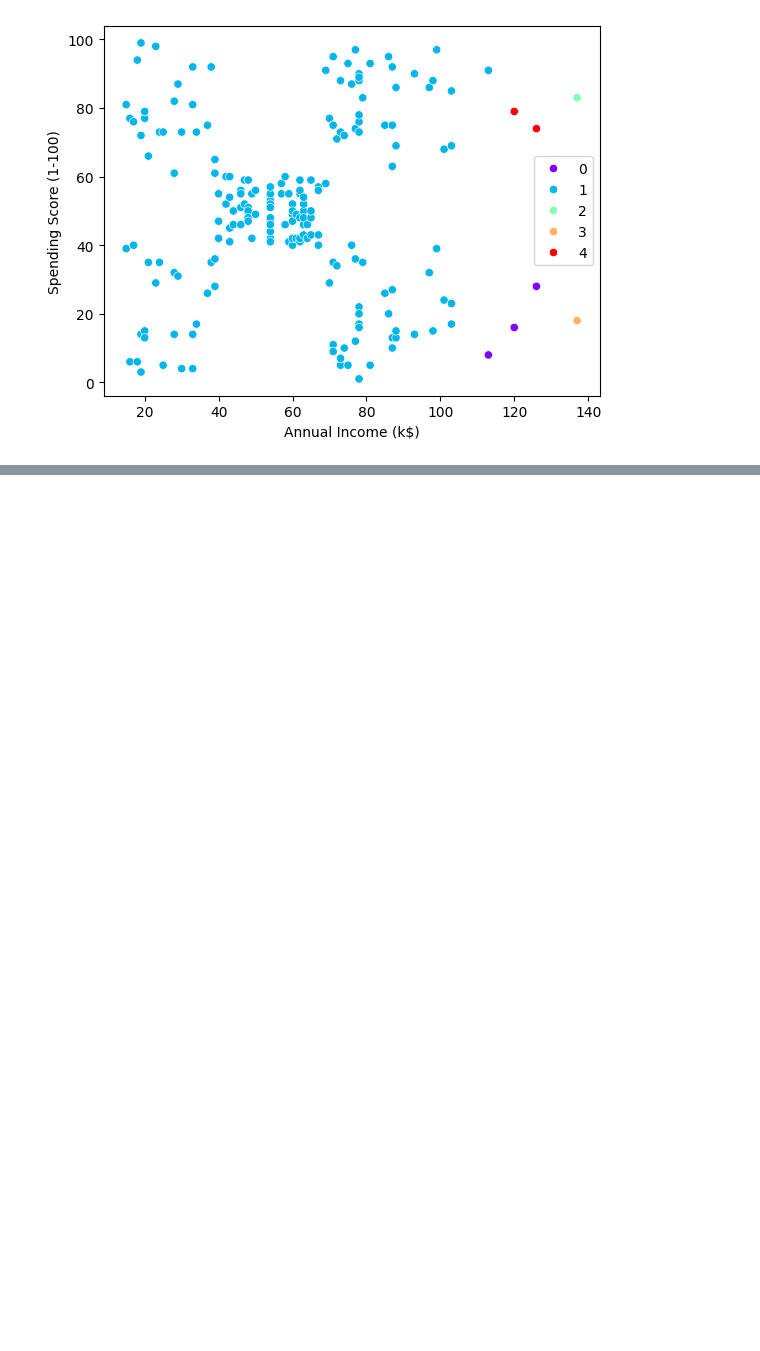
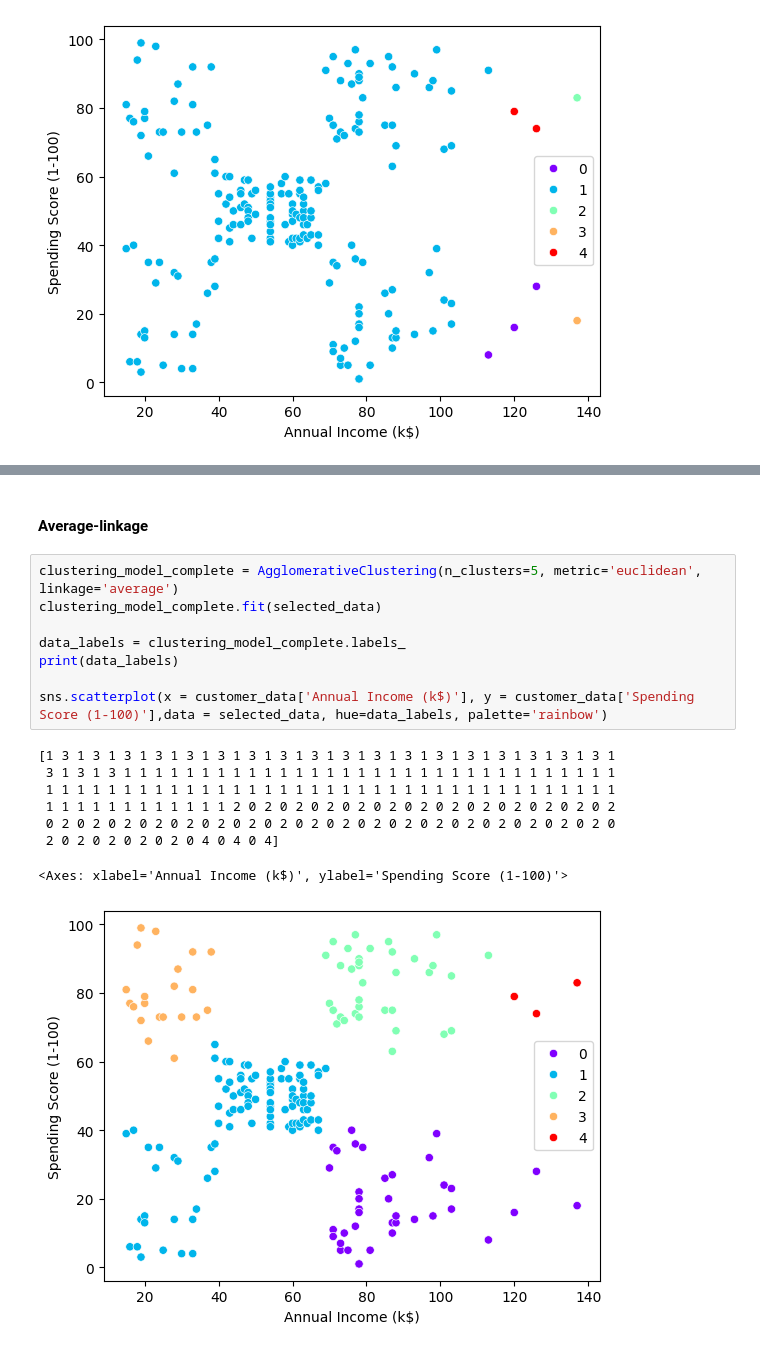
Before and after one commit to tano-dev/Data-Mining_MTH10358, a Jupyter notebook: Homeworks/TH/7/BTTH_DM_23110163_Tuan7.ipynb, the cells around one changed output, grey strips where cells are left out. Drawn from its saved outputs; the diff is of its cells as text; blank space fills up the shorter version.

```diff
--- a/Homeworks/TH/7/BTTH_DM_23110163_Tuan7.ipynb
+++ b/Homeworks/TH/7/BTTH_DM_23110163_Tuan7.ipynb
@@ -274,0 +291,19 @@ agg_hierarchical_clustering.plot_clusters()
+# %% [markdown]
+#### Average-linkage
+# %%
+clustering_model_complete = AgglomerativeClustering(n_clusters=5, metric='euclidean', linkage='average')
+clustering_model_complete.fit(selected_data)
+
+data_labels = clustering_model_complete.labels_
+print(data_labels)
+
+sns.scatterplot(x = customer_data['Annual Income (k$)'], y = customer_data['Spending Score (1-100)'],data = selected_data, hue=data_labels, palette='rainbow')
+# %% [output]
+[1 3 1 3 1 3 1 3 1 3 1 3 1 3 1 3 1 3 1 3 1 3 1 3 1 3 1 3 1 3 1 3 1 3 1 3 1
+ 3 1 3 1 3 1 1 1 1 1 1 1 1 1 1 1 1 1 1 1 1 1 1 1 1 1 1 1 1 1 1 1 1 1 1 1 1
+ 1 1 1 1 1 1 1 1 1 1 1 1 1 1 1 1 1 1 1 1 1 1 1 1 1 1 1 1 1 1 1 1 1 1 1 1 1
+ 1 1 1 1 1 1 1 1 1 1 1 1 2 0 2 0 2 0 2 0 2 0 2 0 2 0 2 0 2 0 2 0 2 0 2 0 2
+ 0 2 0 2 0 2 0 2 0 2 0 2 0 2 0 2 0 2 0 2 0 2 0 2 0 2 0 2 0 2 0 2 0 2 0 2 0
+ 2 0 2 0 2 0 2 0 2 0 4 0 4 0 4]
+<Axes: xlabel='Annual Income (k$)', ylabel='Spending Score (1-100)'>
+[figure, added]
```
Also changed, not shown: parts of 12 cells of this notebook.
